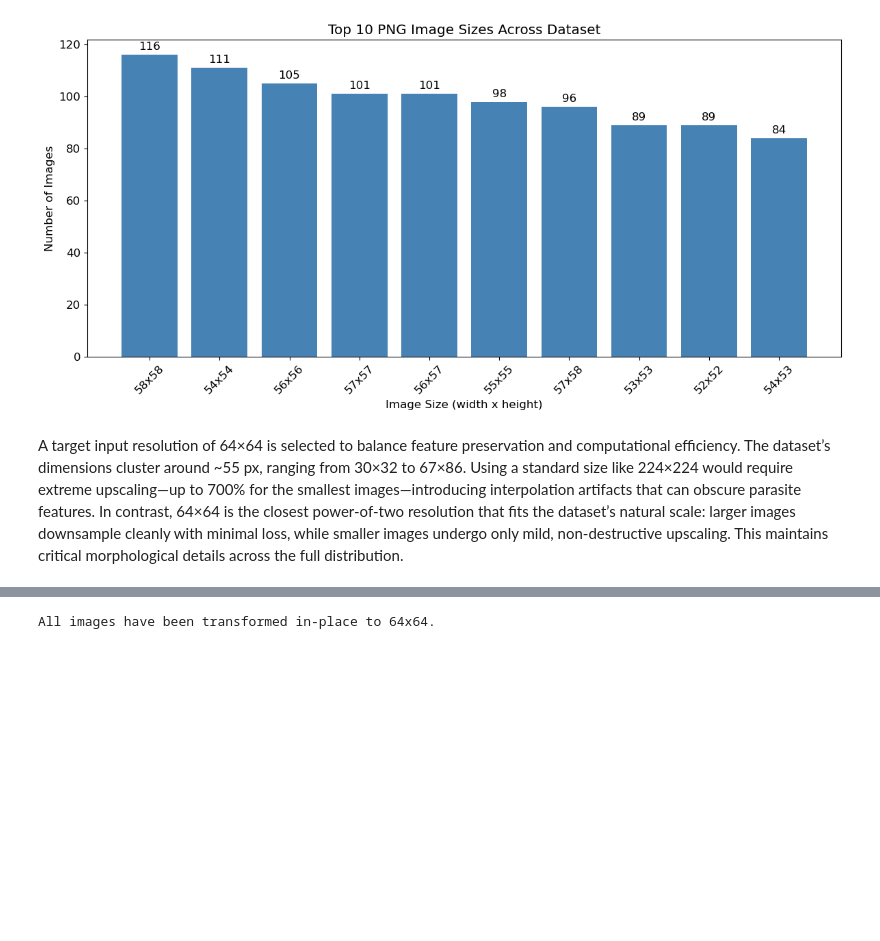
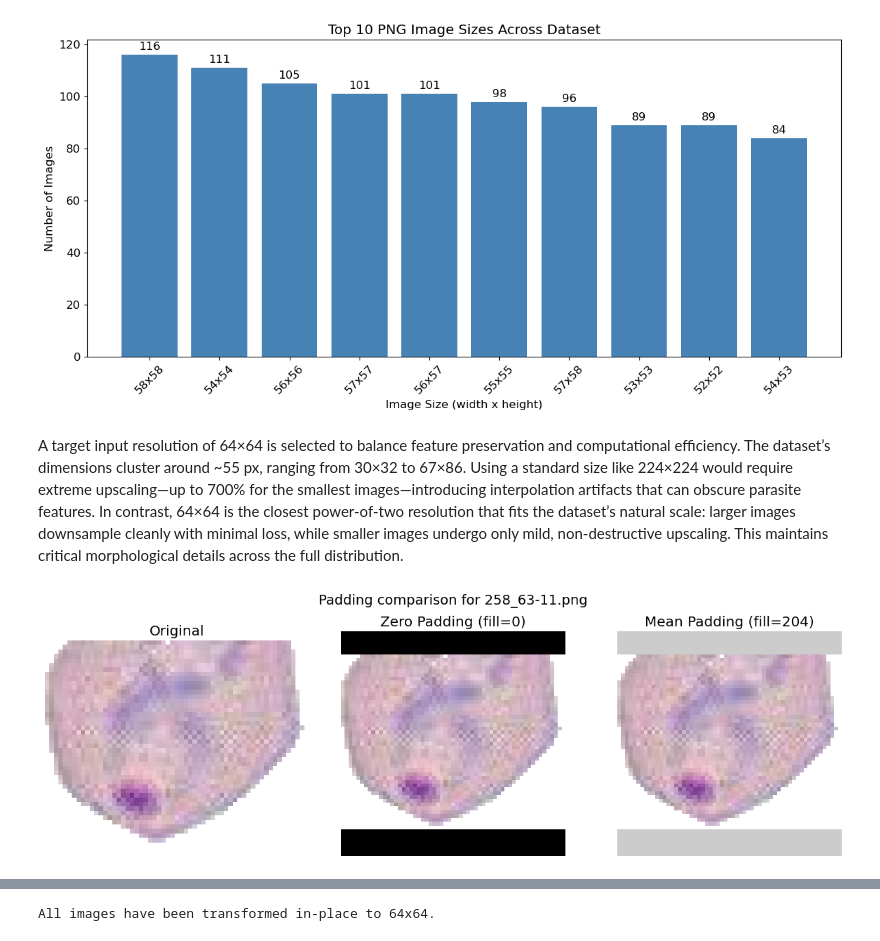
Before and after one commit to prajun7/ml-journey, a Jupyter notebook: MalariaDetection/MalariaDetection.ipynb, the cells around one changed output, grey strips where cells are left out. Cells and saved outputs as stored; diff of their text form; code cells hidden in the pictures; blank space fills up the shorter version.

```diff
--- a/MalariaDetection/MalariaDetection.ipynb
+++ b/MalariaDetection/MalariaDetection.ipynb
@@ -378,33 +378,35 @@ import matplotlib.pyplot as plt
 import torchvision.transforms.functional as TF
 
 # Sample positive image to illustrate padding
-sample_image_path = random.choice(list(TRAIN_POSITIVE.glob('*.png')))
+sample_image_path = TRAIN_POSITIVE / '258_63-11.png'
 with Image.open(sample_image_path) as img:
     w, h = img.size
     max_wh = max(w, h)
     p_left, p_top = (max_wh - w) // 2, (max_wh - h) // 2
     p_right, p_bottom = max_wh - w - p_left, max_wh - h - p_top
     padding = (p_left, p_top, p_right, p_bottom)
 
     zero_padded = TF.pad(img, padding, fill=0)
     # Use mean pixel intensity as alternative padding color
     mean_value = int(np.mean(np.array(img)))
     mean_padded = TF.pad(img, padding, fill=mean_value)
 
 # Plot comparison
 fig, axes = plt.subplots(1, 3, figsize=(12, 4))
 axes[0].imshow(img)
 axes[0].set_title('Original')
 axes[0].axis('off')
 
 axes[1].imshow(zero_padded)
 axes[1].set_title('Zero Padding (fill=0)')
 axes[1].axis('off')
 
 axes[2].imshow(mean_padded)
 axes[2].set_title(f'Mean Padding (fill={mean_value})')
 axes[2].axis('off')
 
 plt.suptitle(f"Padding comparison for {sample_image_path.name}", fontsize=14)
 plt.tight_layout()
 plt.show()
+# %% [output]
+[figure, added]
```
Also changed, not shown: parts of 1 cell of this notebook.
